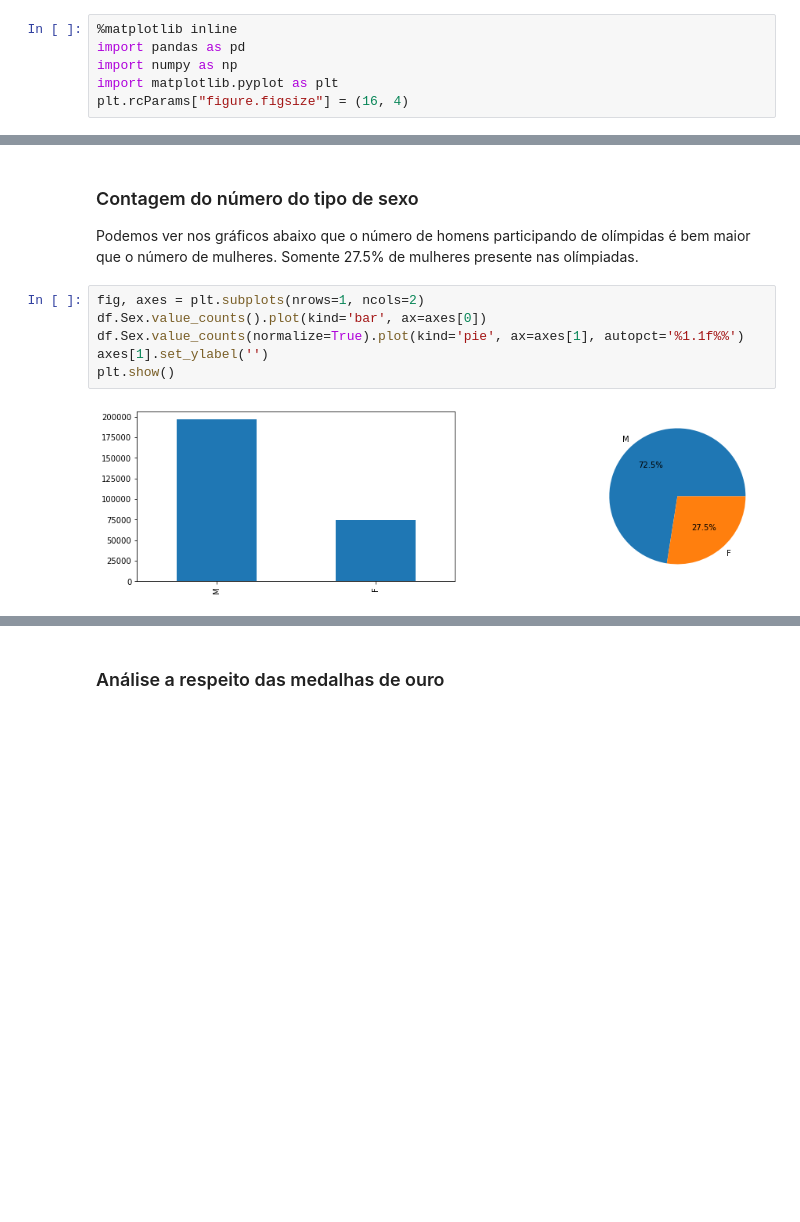
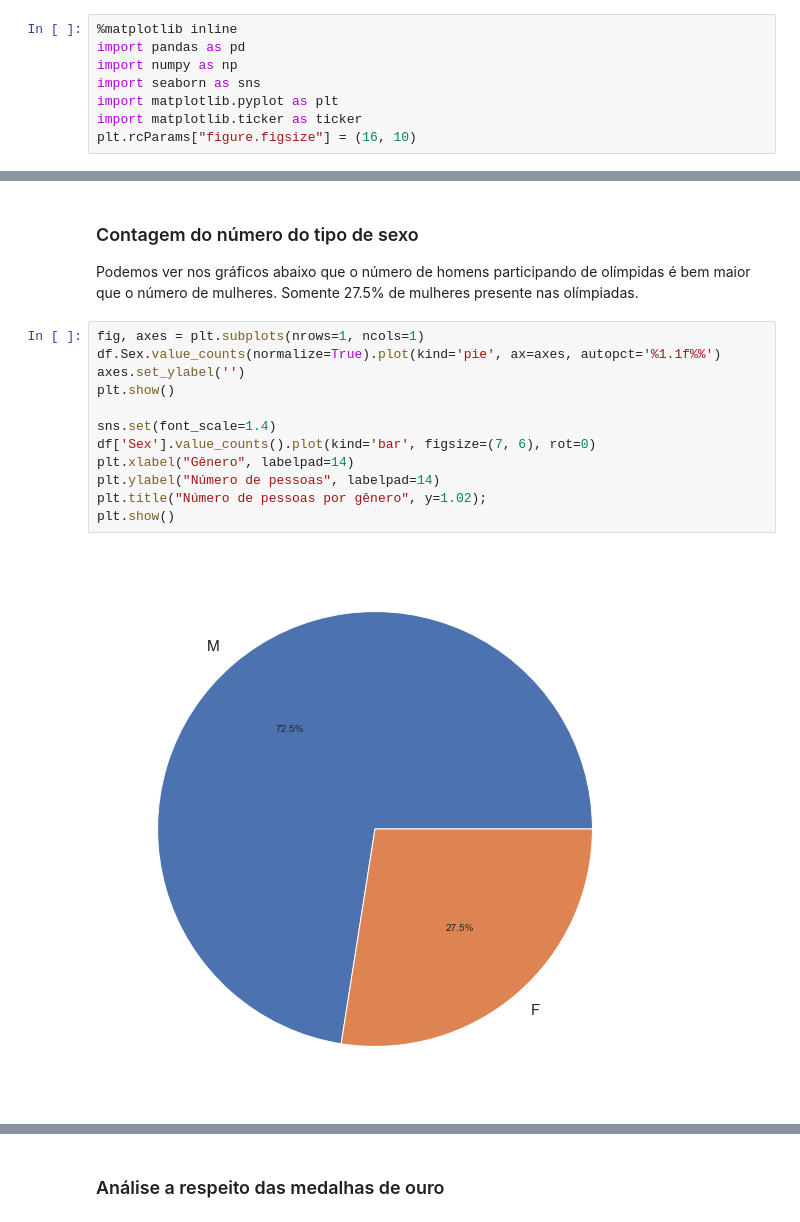
Before and after one commit to thalissonfelipe/mineracao, a Jupyter notebook: Relatorio.ipynb, the cells around one changed output, grey strips where cells are left out. Saved outputs shown, nothing was run; the diff lists cells and outputs as text; blank space fills up the shorter version.

```diff
--- a/Relatorio.ipynb
+++ b/Relatorio.ipynb
@@ -2,8 +2,10 @@
 %matplotlib inline
 import pandas as pd
 import numpy as np
+import seaborn as sns
 import matplotlib.pyplot as plt
-plt.rcParams["figure.figsize"] = (16, 4)
+import matplotlib.ticker as ticker
+plt.rcParams["figure.figsize"] = (16, 10)
 # %% [markdown]
 # Dataset: 120 years of Olympic history: athletes and results
 
@@ -60,10 +72,16 @@ Os atributos são:
 
 Podemos ver nos gráficos abaixo que o número de homens participando de olímpidas é bem maior que o número de mulheres. Somente 27.5% de mulheres presente nas olímpiadas.
 # %%
-fig, axes = plt.subplots(nrows=1, ncols=2)
-df.Sex.value_counts().plot(kind='bar', ax=axes[0])
-df.Sex.value_counts(normalize=True).plot(kind='pie', ax=axes[1], autopct='%1.1f%%')
-axes[1].set_ylabel('')
+fig, axes = plt.subplots(nrows=1, ncols=1)
+df.Sex.value_counts(normalize=True).plot(kind='pie', ax=axes, autopct='%1.1f%%')
+axes.set_ylabel('')
 plt.show()
+
+sns.set(font_scale=1.4)
+df['Sex'].value_counts().plot(kind='bar', figsize=(7, 6), rot=0)
+plt.xlabel("Gênero", labelpad=14)
+plt.ylabel("Número de pessoas", labelpad=14)
+plt.title("Número de pessoas por gênero", y=1.02);
+plt.show()
 # %% [output]
-[figure, old version]
+[figure, new version]
```
Also changed, not shown: parts of 41 cells of this notebook.
